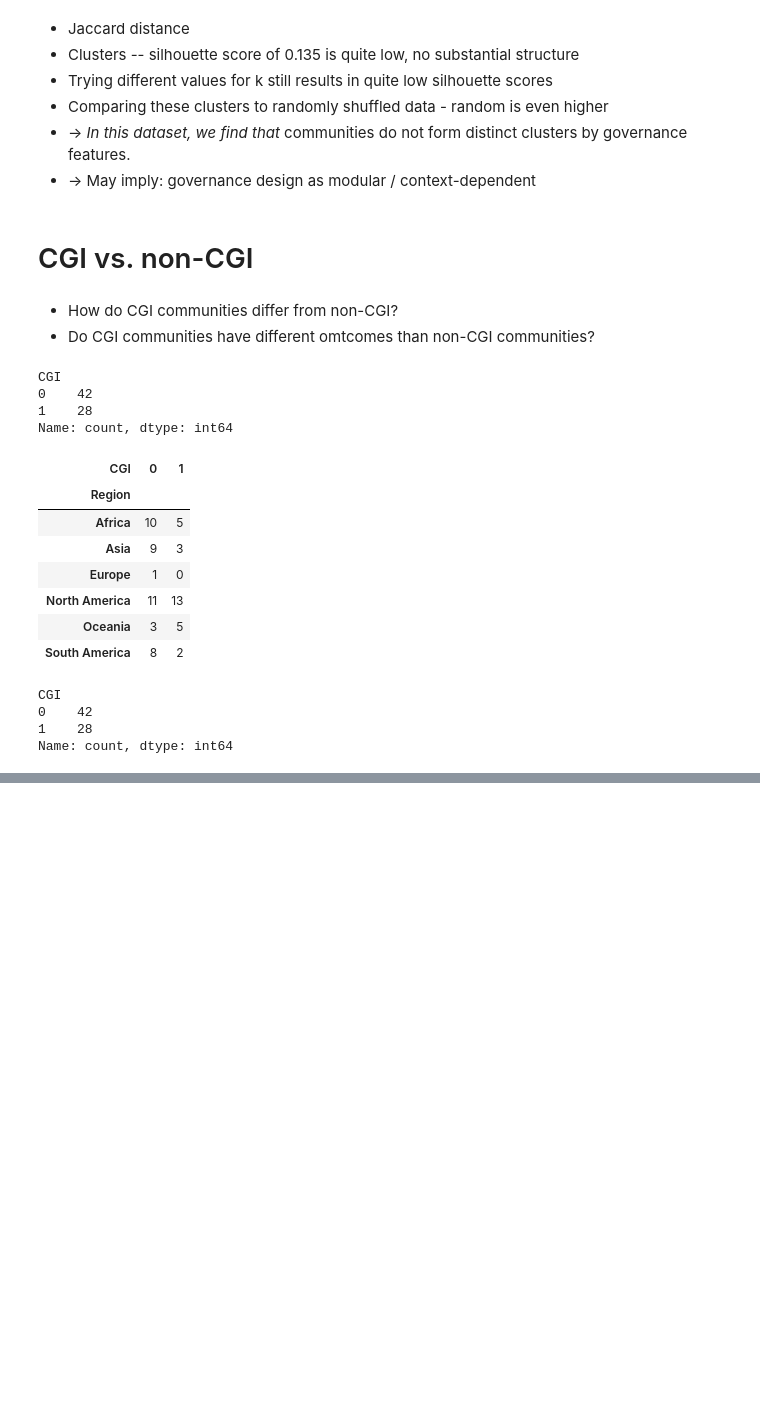
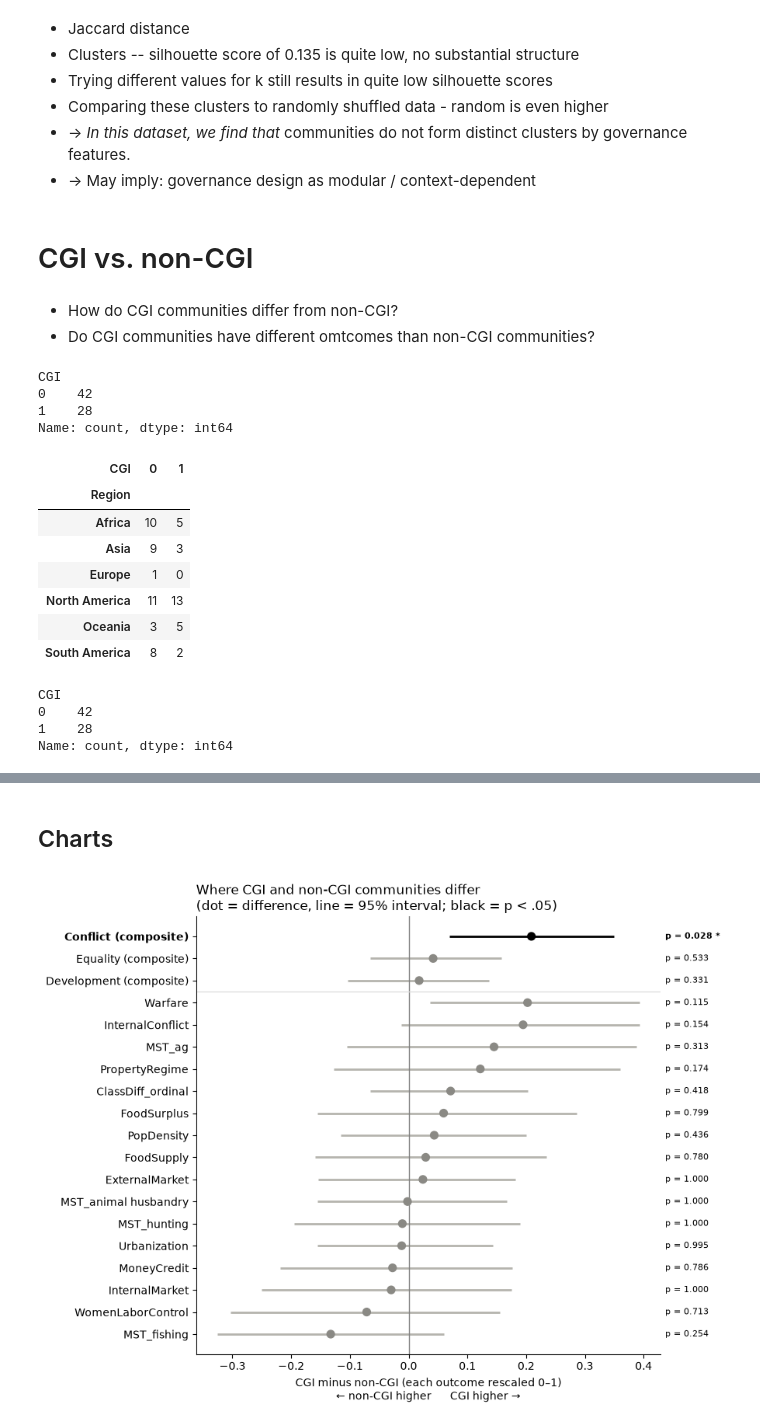
Before and after one commit to rileynwong/cgi-analysis, a Jupyter notebook: CGI_Replication_Manual.ipynb, the cells around one changed output, grey strips where cells are left out. Cells and saved outputs as stored; diff of their text form; code cells hidden in the pictures; blank space fills up the shorter version.

```diff
--- a/CGI_Replication_Manual.ipynb
+++ b/CGI_Replication_Manual.ipynb
@@ -733,6 +810,15 @@ plt.tight_layout(); plt.show()
 # %% [markdown]
 - How do CGI communities differ from non-CGI?
 - Do CGI communities have different omtcomes than non-CGI communities?
+# %%
+import numpy as np
+import pandas as pd
+from scipy import stats
+from statsmodels.stats.multitest import multipletests
+import matplotlib.pyplot as plt
+
+plt.rcParams.update({'axes.spines.top': False, 'axes.spines.right': False})
+BLUE, ORANGE, GRAY = '#2a78d6', '#eb6834', '#c9c8c2'      # CGI, non-CGI, no data
 # %%
 df70 = pd.read_excel('SCCS_CGI_70_recoded_v1.xlsx', sheet_name='Data')
 df70['Community'] = df70['Community'].str.strip()
@@ -760,0 +1024,5 @@ Name: count, dtype: int64
+# %%
+for o in ['InternalConflict', 'Warfare', 'Conflict']:
+    print(o)
+    print(pd.crosstab(df70['CGI'], df70[o].fillna('no data')))
+    print()
@@ -760,0 +1169,45 @@ Name: count, dtype: int64
+# %% [markdown]
+## Charts
+# %%
+rng = np.random.default_rng(0)
+pvals = pd.concat([comp.set_index('outcome')['p'], comp2.set_index('composite')['p']])
+
+rows = []
+for o in outcomes + composites:
+    s = rescale(df70[o])                                   # every outcome on 0–1
+    cgi = s[df70['CGI'] == 1].dropna().values
+    non = s[df70['CGI'] == 0].dropna().values
+    boot = [rng.choice(cgi, len(cgi)).mean() - rng.choice(non, len(non)).mean() for _ in range(2000)]
+    rows.append({'outcome': o, 'diff': cgi.mean() - non.mean(),
+                 'low': np.percentile(boot, 2.5), 'high': np.percentile(boot, 97.5),
+                 'p': pvals[o], 'composite': o in composites})
+d = pd.DataFrame(rows)
+# composites at the top, individual outcomes below, each sorted by difference
+d = pd.concat([d[~d['composite']].sort_values('diff'),
+               d[d['composite']].sort_values('diff')]).reset_index(drop=True)
+
+sig = d['p'] < 0.05
+fig, ax = plt.subplots(figsize=(9, 7))
+ax.hlines(d.index, d['low'], d['high'], color=np.where(sig, 'black', '#b5b4ae'), lw=2)
+ax.scatter(d['diff'], d.index, color=np.where(sig, 'black', '#8a8984'), s=50, zorder=3)
+ax.axvline(0, color='gray', lw=1)
+ax.axhline(len(outcomes) - 0.5, color='#dddddd', lw=1)   # separates composites from single outcomes
+
+for i, row in d.iterrows():                               # p-value at the right edge of each row
+    ax.text(1.01, i, f"p = {row['p']:.3f}" + (' *' if row['p'] < 0.05 else ''),
+            transform=ax.get_yaxis_transform(), va='center', fontsize=8,
+            fontweight='bold' if row['p'] < 0.05 else 'normal')
+
+labels = [f'{o} (composite)' if c else o for o, c in zip(d['outcome'], d['composite'])]
+ax.set_yticks(d.index, labels)
+for lbl, s in zip(ax.get_yticklabels(), sig):
+    lbl.set_fontweight('bold' if s else 'normal')
+ax.set_xlabel('CGI minus non-CGI (each outcome rescaled 0–1)\n← non-CGI higher      CGI higher →')
+ax.set_title('Where CGI and non-CGI communities differ\n'
+             '(dot = difference, line = 95% interval; black = p < .05)', loc='left')
+plt.tight_layout();
+
+plt.savefig('figures/APPENDIX_all_outcome_differences.png', dpi=300, bbox_inches='tight')
+plt.show()
+# %% [output]
+[figure, added]
```
Also changed, not shown: parts of 37 cells of this notebook.
